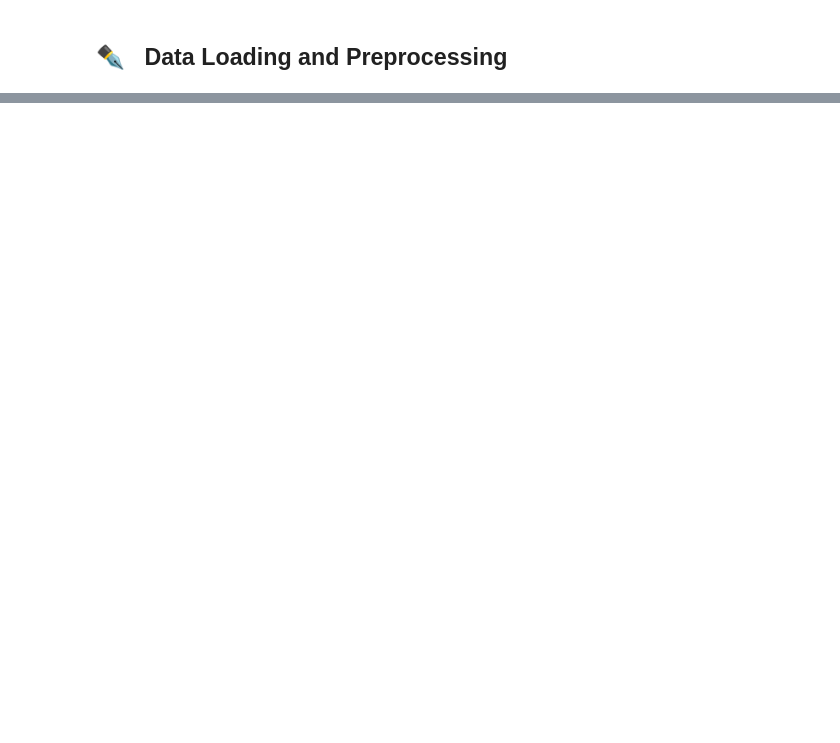
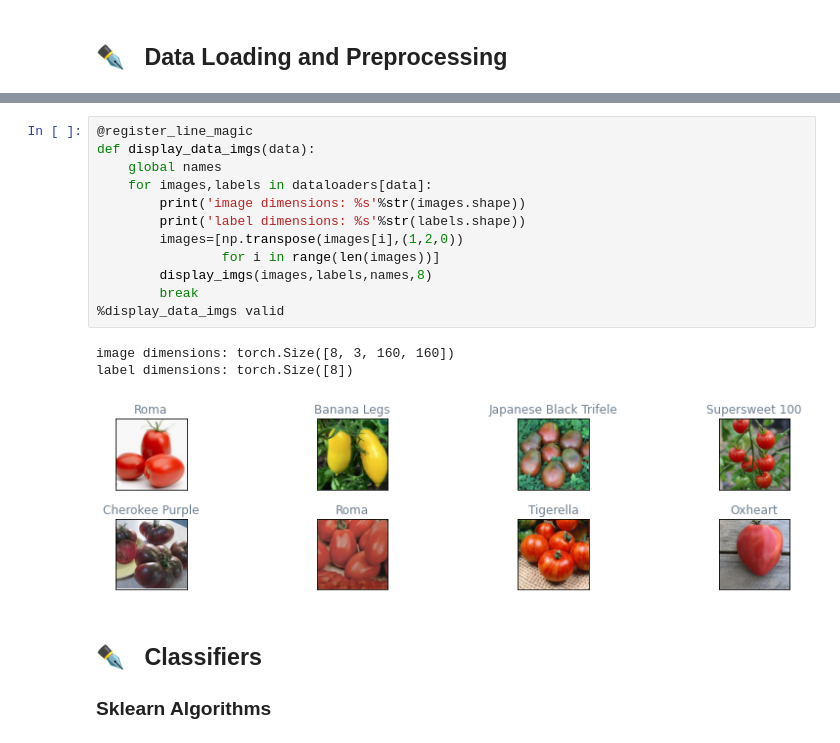
Before and after one commit to OlgaBelitskaya/colab_notebooks, a Jupyter notebook: cultivar_recognition.ipynb, the cells around one changed output, grey strips where cells are left out. Drawn from its saved outputs; the diff is of its cells as text; blank space fills up the shorter version.

```diff
--- a/cultivar_recognition.ipynb
+++ b/cultivar_recognition.ipynb
@@ -300,0 +124,19 @@ model.evaluate(x_test,y_test)
+# %%
+@register_line_magic
+def display_data_imgs(data):
+    global names
+    for images,labels in dataloaders[data]:
+        print('image dimensions: %s'%str(images.shape))
+        print('label dimensions: %s'%str(labels.shape))
+        images=[np.transpose(images[i],(1,2,0))
+                for i in range(len(images))]
+        display_imgs(images,labels,names,8)
+        break
+%display_data_imgs valid
+# %% [output]
+image dimensions: torch.Size([8, 3, 160, 160])
+label dimensions: torch.Size([8])
+[figure, added]
+# %% [markdown]
+## ✒️ &nbsp; Classifiers
+### Sklearn Algorithms
```
Also changed, not shown: parts of 44 cells of this notebook, 1 other file.
